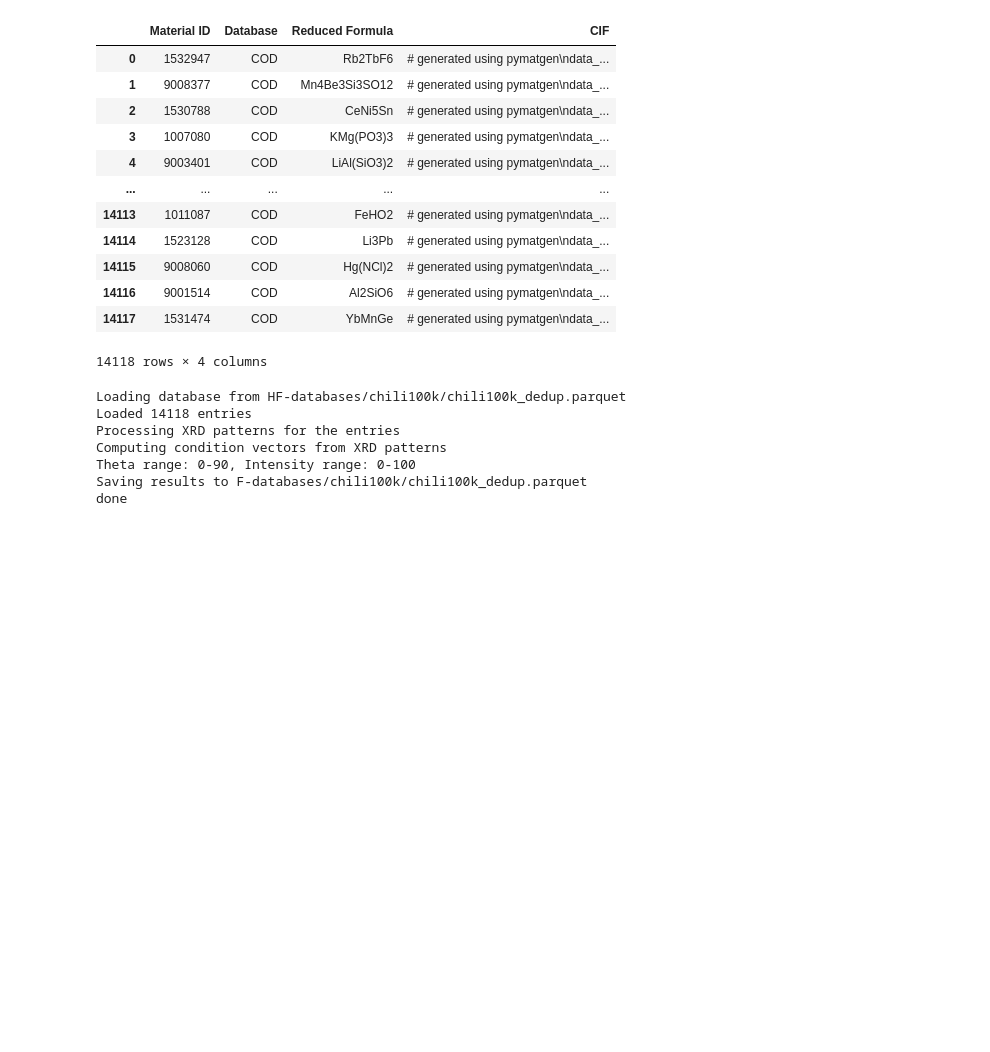
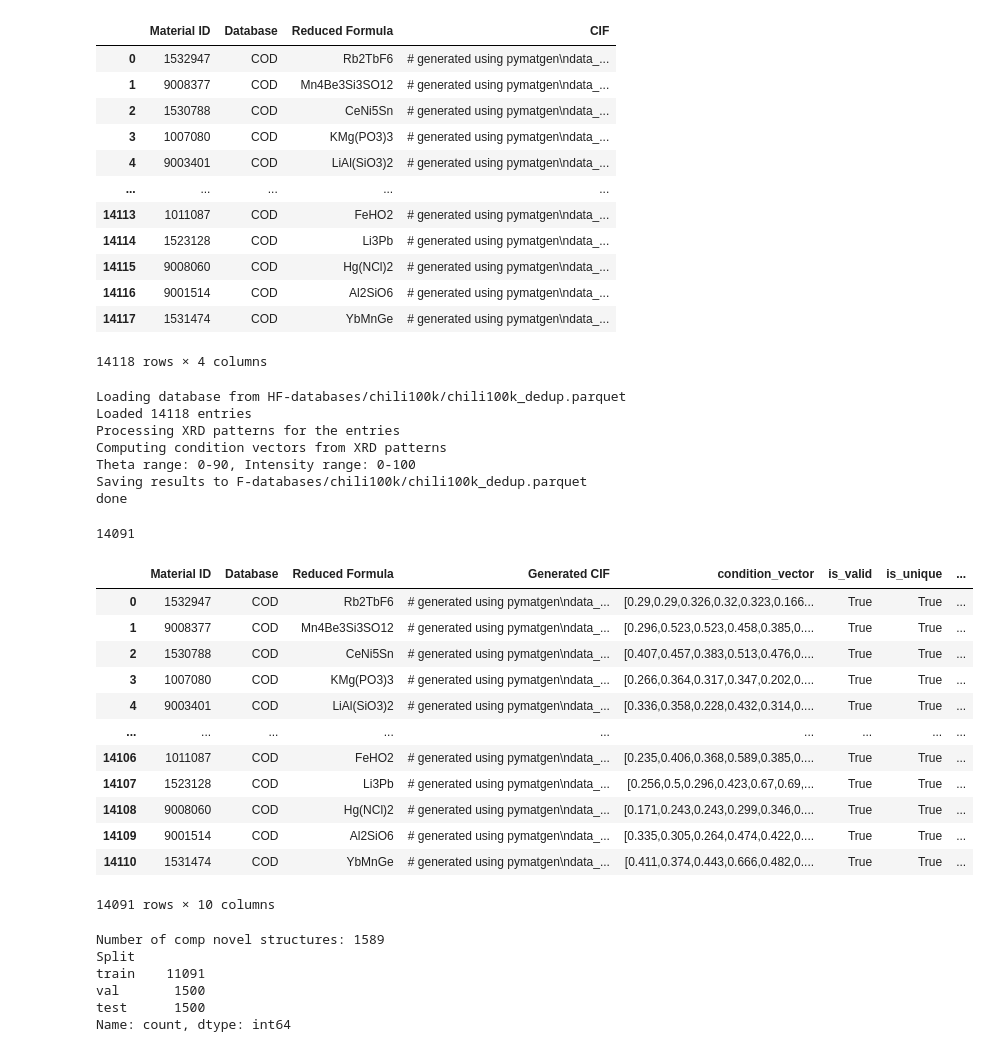
Before and after one commit to C-Bone-UCL/CrystaLLM-pi, a Jupyter notebook: notebooks/X_XRD_chili100k.ipynb, the cells around one changed output. Drawn from its saved outputs; the diff is of its cells as text; code cells hidden in the pictures; blank space fills up the shorter version.

```diff
--- a/notebooks/X_XRD_chili100k.ipynb
+++ b/notebooks/X_XRD_chili100k.ipynb
@@ -103,2 +111,72 @@ done
+# %%
+df_count = pd.read_parquet('HF-databases/chili100k/chili100k_count.parquet')
+df_dedup = pd.read_parquet('HF-databases/chili100k/chili100k_dedup_vun.parquet')
+# remove rows in df_dedup where token_count (from df_count) is above 1536, where common column with id is 'Material ID'
+df_merged = pd.merge(df_dedup, df_count[['Material ID', 'token_count']], on='Material ID', how='inner')
+df_filtered = df_merged[df_merged['token_count'] <= 1536]
+# save the filtered dataframe to a new parquet file
+df_filtered.to_parquet('HF-databases/chili100k/chili100k_dedup_vun_filtered.parquet', index=False)
+# %% [output]
+14091
+|  | Material ID | Database | Reduced Formula | Generated CIF | condition_vector | is_valid | is_unique | ... |
+| 0 | 1532947 | COD | Rb2TbF6 | # generated using pymatgen\ndata_... | [0.29,0.29,0.326,0.32,0.323,0.166... | True | True | ... |
+| 1 | 9008377 | COD | Mn4Be3Si3SO12 | # generated using pymatgen\ndata_... | [0.296,0.523,0.523,0.458,0.385,0.... | True | True | ... |
+| 2 | 1530788 | COD | CeNi5Sn | # generated using pymatgen\ndata_... | [0.407,0.457,0.383,0.513,0.476,0.... | True | True | ... |
+| 3 | 1007080 | COD | KMg(PO3)3 | # generated using pymatgen\ndata_... | [0.266,0.364,0.317,0.347,0.202,0.... | True | True | ... |
+| 4 | 9003401 | COD | LiAl(SiO3)2 | # generated using pymatgen\ndata_... | [0.336,0.358,0.228,0.432,0.314,0.... | True | True | ... |
+| ... | ... | ... | ... | ... | ... | ... | ... | ... |
+| 14106 | 1011087 | COD | FeHO2 | # generated using pymatgen\ndata_... | [0.235,0.406,0.368,0.589,0.385,0.... | True | True | ... |
+| 14107 | 1523128 | COD | Li3Pb | # generated using pymatgen\ndata_... | [0.256,0.5,0.296,0.423,0.67,0.69,... | True | True | ... |
+| 14108 | 9008060 | COD | Hg(NCl)2 | # generated using pymatgen\ndata_... | [0.171,0.243,0.243,0.299,0.346,0.... | True | True | ... |
+| 14109 | 9001514 | COD | Al2SiO6 | # generated using pymatgen\ndata_... | [0.335,0.305,0.264,0.474,0.422,0.... | True | True | ... |
+| 14110 | 1531474 | COD | YbMnGe | # generated using pymatgen\ndata_... | [0.411,0.374,0.443,0.666,0.482,0.... | True | True | ... |
+14091 rows × 10 columns
+# %%
+import __init__
+import pandas as pd
+# load df
+df = pd.read_parquet('HF-databases/chili100k/chili100k_dedup_vun_filtered.parquet')
+
+df = df[~((df['is_valid'] == False) & (df['is_unique'] == False))]
+# remove those columns
+df = df.drop(columns=['is_valid', 'is_unique'])
+
+# Define strictly mutually exclusive masks to prevent data overlap
+# mask_comp_novel = df['is_comp_novel'] == True and 'Reduced Formula' is unique in the dataset
+# We want to ensure that if a composition is marked as novel, it does not have duplicates in the dataset, which could leak information across splits. Therefore, we check for both conditions: is_comp_novel is True and the Reduced Formula is not duplicated (i.e., unique).
+mask_comp_novel = (df['is_comp_novel'] == True) & (df['Reduced Formula'].duplicated(keep=False) == False)
+print(f"Number of comp novel structures: {mask_comp_novel.sum()}")
+mask_struct_novel = (df['is_novel'] == True) & (df['is_comp_novel'] == False)
+mask_in_dist = df['is_novel'] == False
+
+# Sample the test set
+test_comp = df[mask_comp_novel].sample(n=500, random_state=1)
+test_struct = df[mask_struct_novel].sample(n=500, random_state=1)
+test_in_dist = df[mask_in_dist].sample(n=500, random_state=1)
+test_indices = pd.concat([test_comp, test_struct, test_in_dist]).index
+
+# Filter out the test set to define the remaining pool
+remaining_df = df.drop(test_indices)
+
+# Sample the validation set (1500 from in-distribution structures)
+val_indices = remaining_df[remaining_df['is_novel'] == False].sample(n=1500, random_state=1).index
+
+df['Split'] = 'train'
+df.loc[val_indices, 'Split'] = 'val'
+df.loc[test_indices, 'Split'] = 'test'
+
+print(df['Split'].value_counts())
+
+# renam 'Generated CIF' to CIF
+df = df.rename(columns={'Generated CIF': 'CIF'})
+
+df.to_parquet('HF-databases/chili100k/chili100k_dedup_leakproof.parquet', index=False)
+# %% [output]
+Number of comp novel structures: 1589
+Split
+train    11091
+val       1500
+test      1500
+Name: count, dtype: int64
 # %%
 !python _utils/_preprocessing/_cleaning.py \
```
Also changed, not shown: parts of 7 cells of this notebook, 15 other files.
